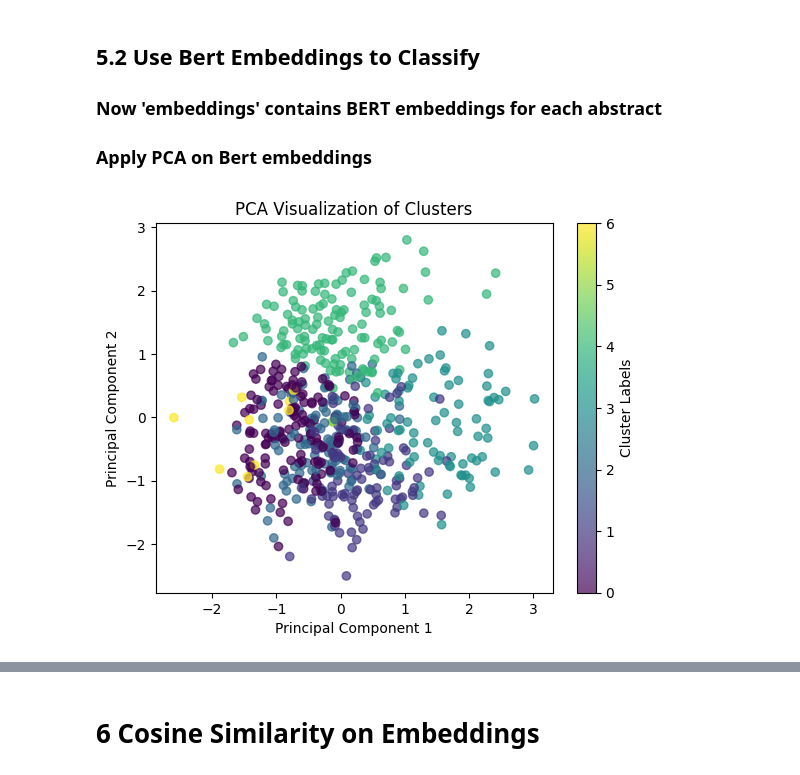
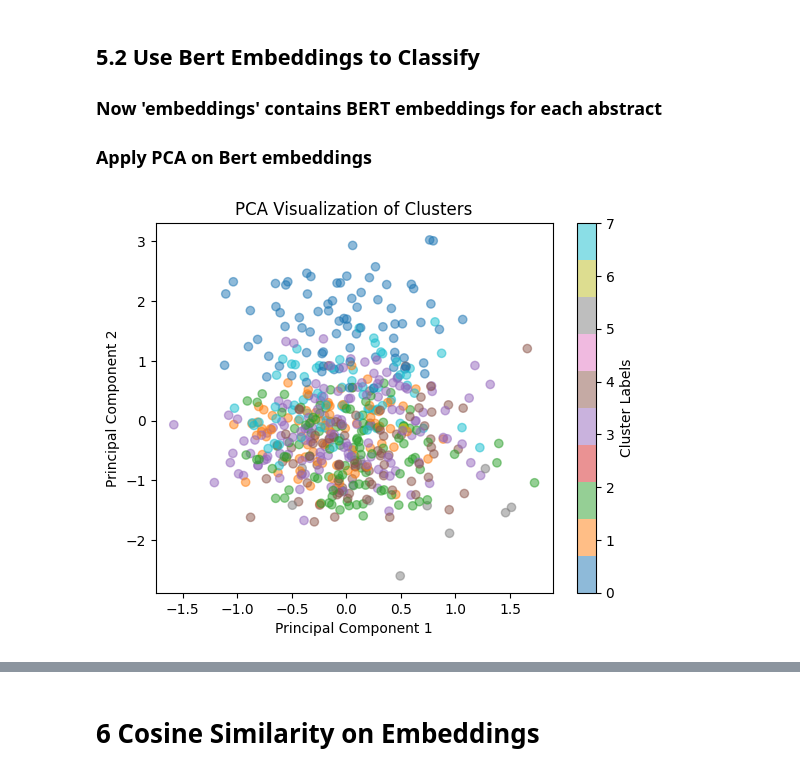
Before and after one commit to umassdgithub/DataViz-Fall2024, a Jupyter notebook: Week 11 - Data Reduction/PCS-Bert-CosineSimilarity/Week_11_Chain-of-Tasks.ipynb, the cells around one changed output, grey strips where cells are left out. Cells and saved outputs as stored; diff of their text form; code cells hidden in the pictures.

```diff
--- a/Week 11 - Data Reduction/PCS-Bert-CosineSimilarity/Week_11_Chain-of-Tasks.ipynb
+++ b/Week 11 - Data Reduction/PCS-Bert-CosineSimilarity/Week_11_Chain-of-Tasks.ipynb
@@ -256,22 +330,31 @@ embeddings = np.load('embeddings.npy', allow_pickle=True)
 
 ### Now 'embeddings' contains BERT embeddings for each abstract
 ### Apply PCA on Bert embeddings
+# %%
+# Apply PCA to reduce dimensions to 2D
+n_components = 8
+pca = PCA(n_components=4)
+bert_pca = pca.fit_transform(embeddings)
 # %%
-kmeans = KMeans(n_clusters=7)  # Specify the number of clusters
-
-# Fit the model to the embeddings
-cluster_labels = kmeans.fit_predict(embeddings)
+n_clusters = 8
+bert_pca_kmeans = KMeans(n_clusters=n_clusters)  # Specify the number of clusters
+kmeans_labels = kmeans.fit_predict(bert_pca)
+# %%
+# Create a scatter plot of the 2D embeddings with cluster labels
+plt.scatter(bert_pca[:, 7], bert_pca[:, 1], c=kmeans_labels, cmap='tab10', alpha=0.5)
+plt.title('PCA Visualization of Clusters')
+plt.xlabel('Principal Component 1')
+plt.ylabel('Principal Component 2')
+plt.colorbar(label='Cluster Labels')
+plt.show()
+# %% [output]
+[figure, added]
 # %%
-# Apply PCA to reduce dimensions to 2D
-pca = PCA(n_components=3)
-embeddings_2d = pca.fit_transform(embeddings)
 
 # Create a scatter plot of the 2D embeddings with cluster labels
-plt.scatter(embeddings_2d[:, 1], embeddings_2d[:, 0], c=cluster_labels, cmap='viridis', alpha=0.7)
+plt.scatter(bert_pca[:, 1], bert_pca[:, 0], c=kmeans_labels, cmap='tab10', alpha=0.5)
 plt.title('PCA Visualization of Clusters')
 plt.xlabel('Principal Component 1')
 plt.ylabel('Principal Component 2')
 plt.colorbar(label='Cluster Labels')
 plt.show()
-# %% [output]
-[figure, removed]
```
Also changed, not shown: parts of 21 cells of this notebook.
